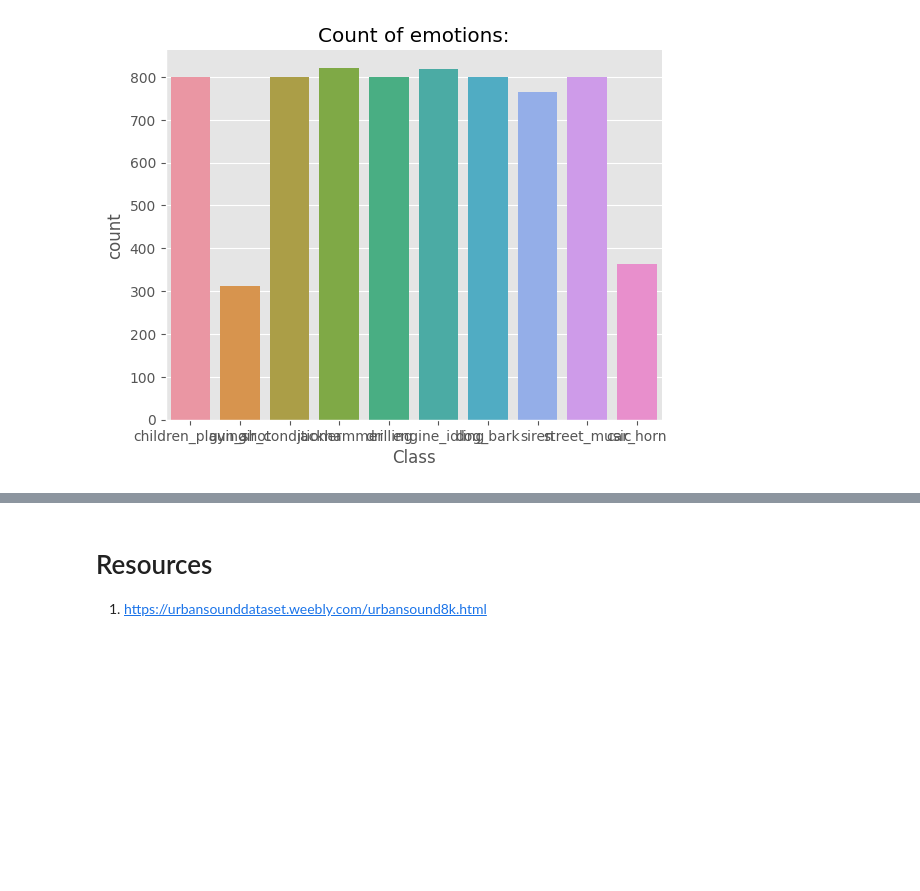
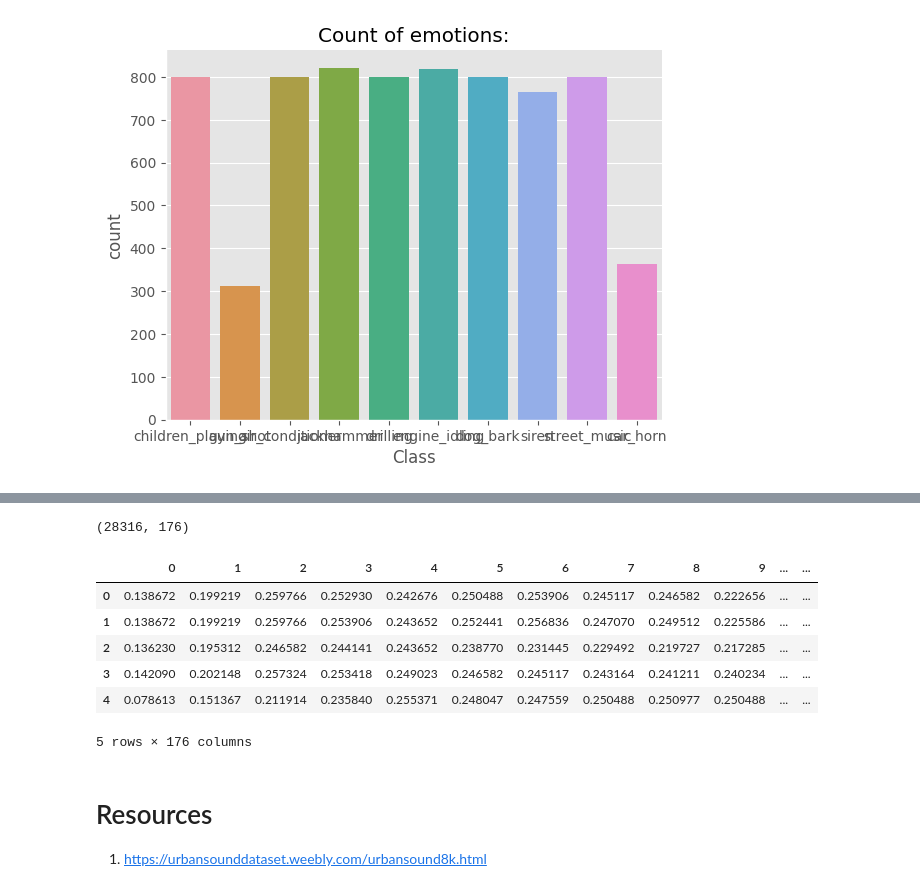
Before and after one commit to Mohamed-Mohamed-Ibrahim/Environmental-Sound-Classification, a Jupyter notebook: data_prep.ipynb, the cells around one changed output, grey strips where cells are left out. Saved outputs shown, nothing was run; the diff lists cells and outputs as text; code cells hidden in the pictures; blank space fills up the shorter version.

Commit message:
features_zcr_energy

```diff
--- a/data_prep.ipynb
+++ b/data_prep.ipynb
@@ -121,0 +309,18 @@ sns.despine(top=True, right=True, left=False, bottom=False)
+# %%
+def extract_features(data, sr, frame_length=2048, hop_length=512):
+    result = np.array([])
+    # print(len(data))
+    result = np.hstack((result,
+                        zcr(data, frame_length, hop_length),
+                        np.mean(energy(data, frame_length, hop_length),axis=0),
+                        # np.mean(entropy_of_energy(data, frame_length, hop_length), axis=0),
+                        # rmse(data, frame_length, hop_length),
+                        # spc(data, sr, frame_length, hop_length),
+                        # spc_entropy(data, sr),
+                        # spc_flux(data),
+                        # spc_rollof(data, sr, frame_length, hop_length),
+                        # chroma_stft(data, sr, frame_length, hop_length),
+                        # mel_spc(data, sr, frame_length, hop_length, flatten=True),
+                        # mfcc(data, sr, frame_length, hop_length)
+                                    ))
+    return result
@@ -121,0 +354,18 @@ sns.despine(top=True, right=True, left=False, bottom=False)
+# %%
+X, Y = [], []
+print("Feature processing...")
+for path, emotion, ind in zip(df.Path, df.Class, range(df.Path.shape[0])):
+    features = get_features(path)
+    # print(features.shape)
+    if ind % 100 == 0:
+        print(f"{ind} samples has been processed...")
+
+    for ele in features:
+        X.append(ele)
+        # appending emotion 3 times as we have made 3 augmentation techniques on each audio file.
+        Y.append(emotion)
+    # print(len(X[0]))
+    # print(X)
+    # print(len(Y))
+    # break
+print("Done.")
@@ -122,3 +399,22 @@ sns.despine(top=True, right=True, left=False, bottom=False)
+# %%
+features_path = "./features_first.csv"
+# %%
+extracted_df = pd.DataFrame(X)
+extracted_df["labels"] = Y
+extracted_df.shape
+# %% [output]
+(28316, 176)
+# %%
+extracted_df.to_csv(features_path, index=False)
+extracted_df.head()
+# %% [output]
+|  | 0 | 1 | 2 | 3 | 4 | 5 | 6 | 7 | 8 | 9 | ... | ... |
+| 0 | 0.138672 | 0.199219 | 0.259766 | 0.252930 | 0.242676 | 0.250488 | 0.253906 | 0.245117 | 0.246582 | 0.222656 | ... | ... |
+| 1 | 0.138672 | 0.199219 | 0.259766 | 0.253906 | 0.243652 | 0.252441 | 0.256836 | 0.247070 | 0.249512 | 0.225586 | ... | ... |
+| 2 | 0.136230 | 0.195312 | 0.246582 | 0.244141 | 0.243652 | 0.238770 | 0.231445 | 0.229492 | 0.219727 | 0.217285 | ... | ... |
+| 3 | 0.142090 | 0.202148 | 0.257324 | 0.253418 | 0.249023 | 0.246582 | 0.245117 | 0.243164 | 0.241211 | 0.240234 | ... | ... |
+| 4 | 0.078613 | 0.151367 | 0.211914 | 0.235840 | 0.255371 | 0.248047 | 0.247559 | 0.250488 | 0.250977 | 0.250488 | ... | ... |
+5 rows × 176 columns
 # %% [markdown]
 # Resources
 
```
Also changed, not shown: parts of 14 cells of this notebook.
